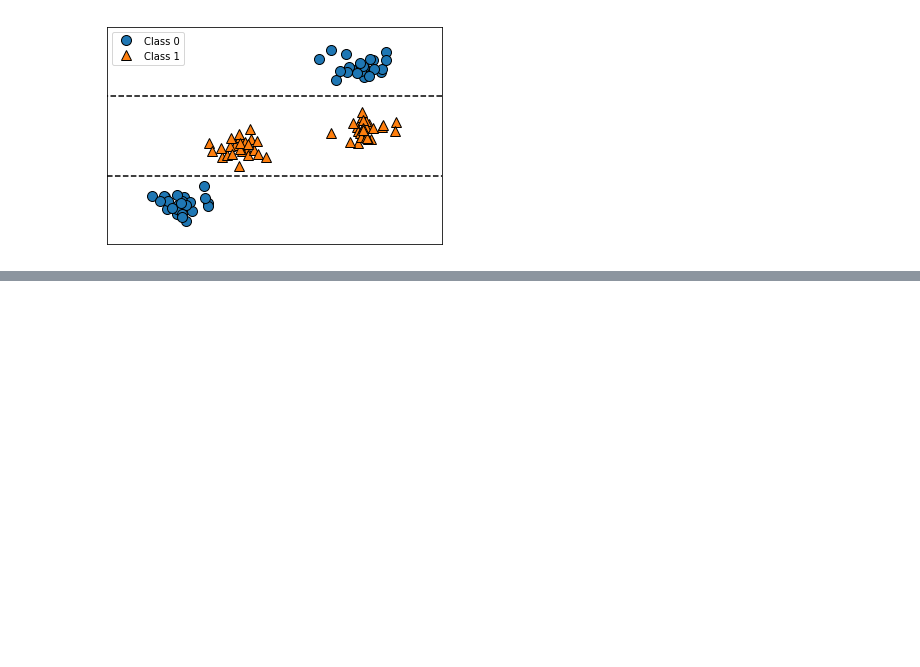
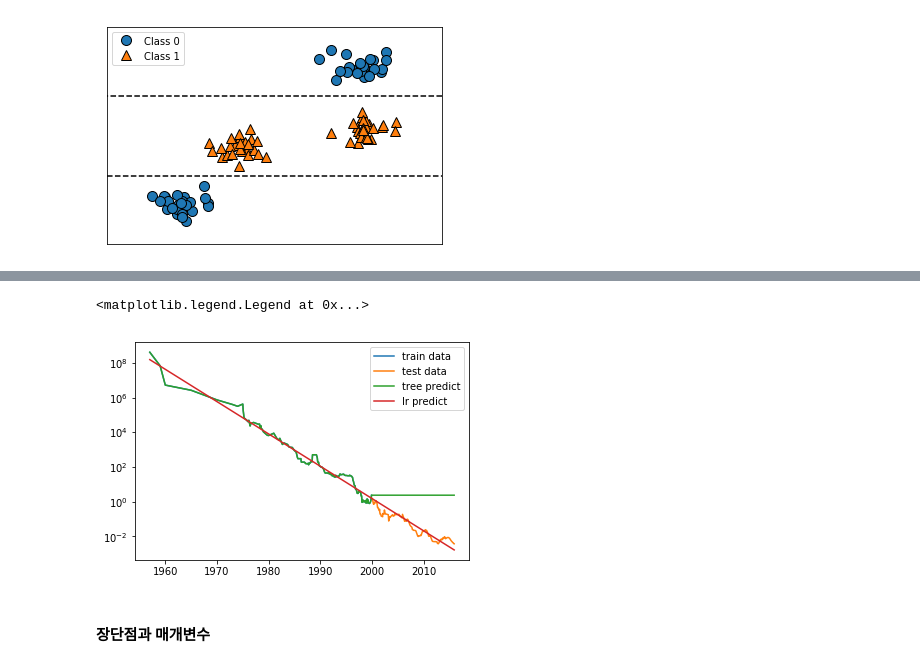
Before and after one commit to sooooner/ML_whit_python, a Jupyter notebook: ML_with_python_CH2_naive_and_decision_tree.ipynb, the cells around one changed output, grey strips where cells are left out. Drawn from its saved outputs; the diff is of its cells as text; code cells hidden in the pictures; blank space fills up the shorter version.

```diff
--- a/ML_with_python_CH2_naive_and_decision_tree.ipynb
+++ b/ML_with_python_CH2_naive_and_decision_tree.ipynb
@@ -197,0 +211,31 @@ Feature importances: [ 0.  1.]
+# %%
+from sklearn.tree import DecisionTreeRegressor
+from sklearn.linear_model import LinearRegression
+
+data_train = ram_prices[ram_prices.date < 2000]
+data_test = ram_prices[ram_prices.date >= 2000]
+
+X_train = data_train.date[:, np.newaxis]
+y_train = np.log(data_train.price)
+
+tree = DecisionTreeRegressor().fit(X_train, y_train)
+linear_reg = LinearRegression().fit(X_train, y_train)
+
+X_all = ram_prices.date[:, np.newaxis]
+
+pred_tree = tree.predict(X_all)
+pred_lr = linear_reg.predict(X_all)
+
+price_tree = np.exp(pred_tree)
+price_lr = np.exp(pred_lr)
+# %%
+plt.semilogy(data_train.date, data_train.price, label='train data')
+plt.semilogy(data_test.date, data_test.price, label='test data')
+plt.semilogy(ram_prices.date, price_tree, label='tree predict')
+plt.semilogy(ram_prices.date, price_lr, label='lr predict')
+plt.legend()
+# %% [output]
+<matplotlib.legend.Legend at 0x...>
+[figure, added]
+# %% [markdown]
+#### 장단점과 매개변수
```
Also changed, not shown: parts of 10 cells of this notebook.
